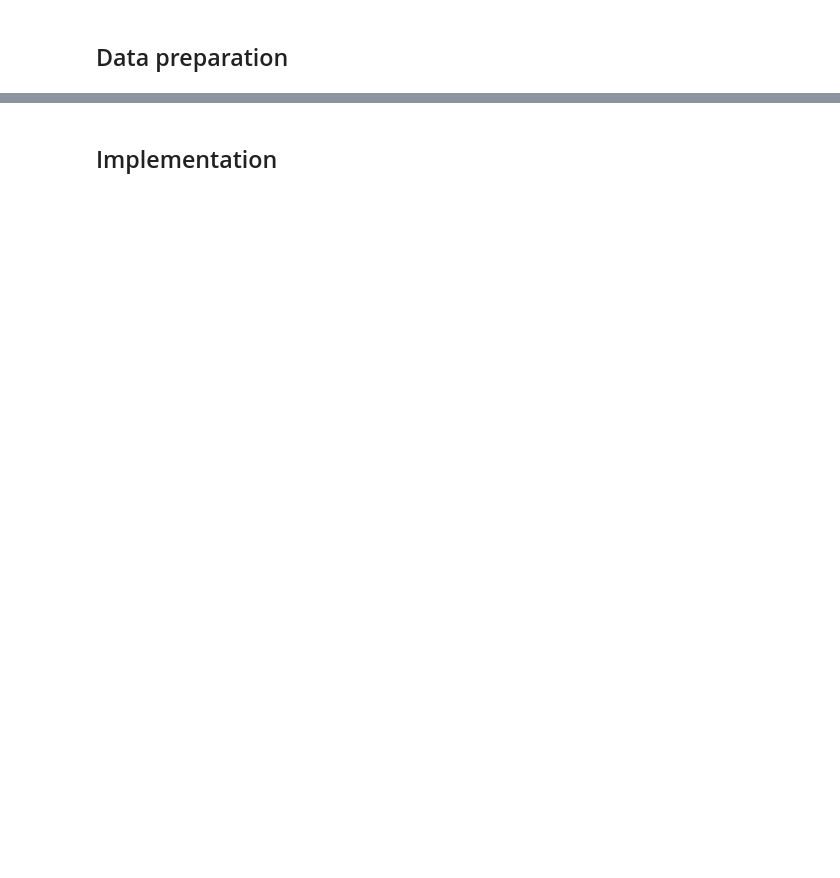
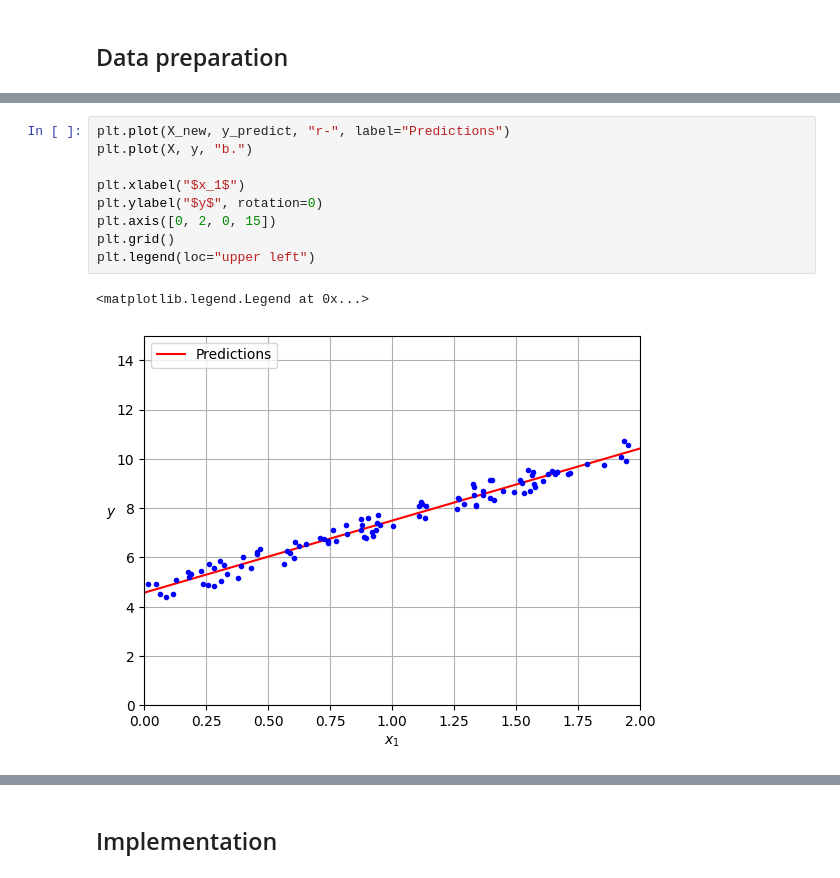
Before and after one commit to isaultirado77/Intro-to-ML, a Jupyter notebook: gradient_descent/gradient_descent_notebook.ipynb, the cells around one changed output, grey strips where cells are left out. Drawn from its saved outputs; the diff is of its cells as text; blank space fills up the shorter version.

```diff
--- a/gradient_descent/gradient_descent_notebook.ipynb
+++ b/gradient_descent/gradient_descent_notebook.ipynb
@@ -17,0 +60,12 @@ import matplotlib as plt
+# %%
+plt.plot(X_new, y_predict, "r-", label="Predictions")
+plt.plot(X, y, "b.")
+
+plt.xlabel("$x_1$")
+plt.ylabel("$y$", rotation=0)
+plt.axis([0, 2, 0, 15])
+plt.grid()
+plt.legend(loc="upper left")
+# %% [output]
+<matplotlib.legend.Legend at 0x...>
+[figure, added]
```
Also changed, not shown: parts of 12 cells of this notebook.
